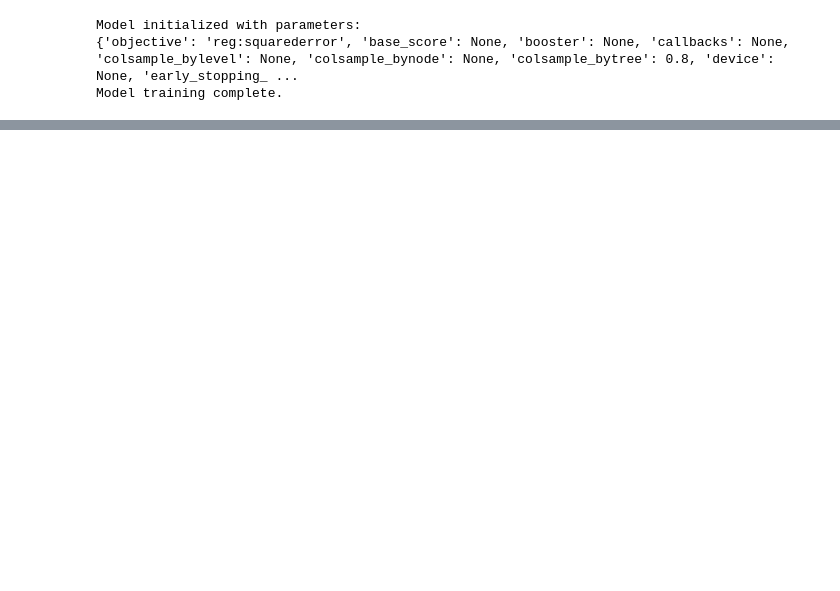
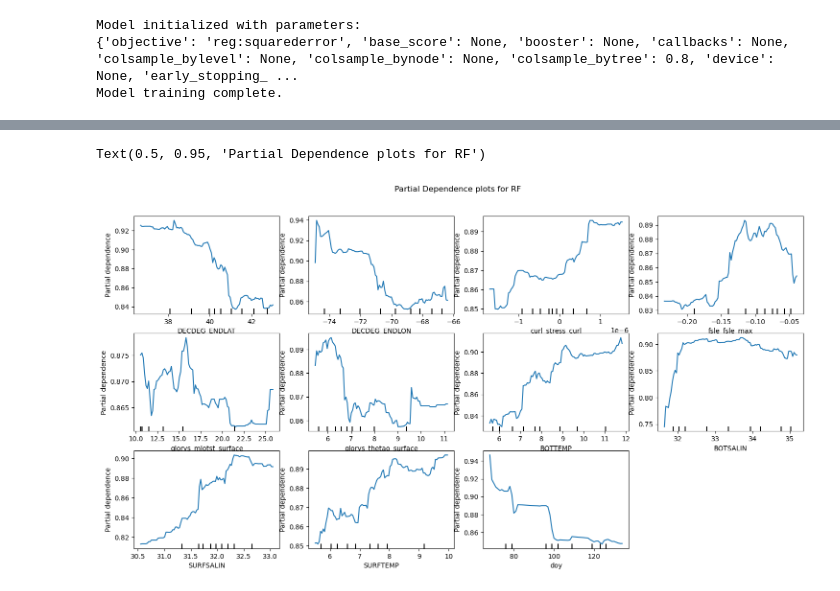
Before and after one commit to fish-pace/2026-proj-Trawling4PACE, a Jupyter notebook: contributor_folders/hsynan/RF_BRT_modeldevelopment.ipynb, the cells around one changed output, grey strips where cells are left out. Cells and saved outputs as stored; diff of their text form; code cells hidden in the pictures; blank space fills up the shorter version.

```diff
--- a/contributor_folders/hsynan/RF_BRT_modeldevelopment.ipynb
+++ b/contributor_folders/hsynan/RF_BRT_modeldevelopment.ipynb
@@ -258,0 +277,26 @@ R-squared: 0.0038195502225413236
+# %%
+#RANDOM FOREST
+from sklearn.inspection import PartialDependenceDisplay
+fig, axs = plt.subplots(nrows=3, ncols=4, figsize=(18, 9))
+# Flatten the axs array for easy iteration if needed, though direct indexing works too
+axs = axs.flatten()
+
+# Loop through each subplot and plot data
+for i, ax in enumerate(axs):
+    try:
+        PartialDependenceDisplay.from_estimator(
+                            estimator=regressor,
+                            X=X_train_scaled,
+                            features=[X_train_scaled.columns[i]],
+                            target='EXPCATCHNUM',
+                            ax=ax
+                        )
+        #ax.set_title(f"{species}")
+        ax.set_ylabel("Partial Dependence (log CPUE scale)")
+    except IndexError:
+        ax.remove()
+
+fig.suptitle('Partial Dependence plots for RF',y=0.95)
+# %% [output]
+Text(0.5, 0.95, 'Partial Dependence plots for RF')
+[figure, added]
```
Also changed, not shown: parts of 41 cells of this notebook.
